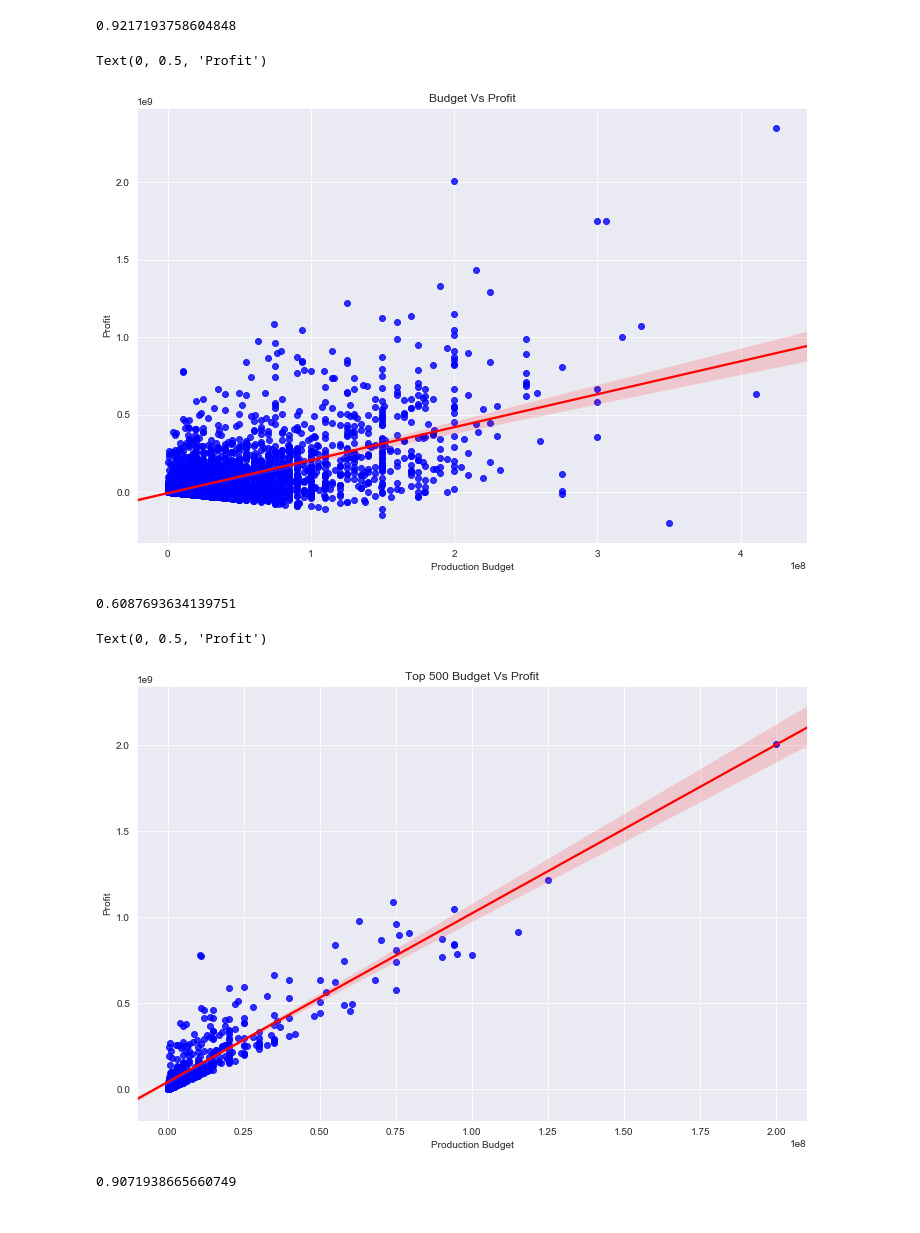
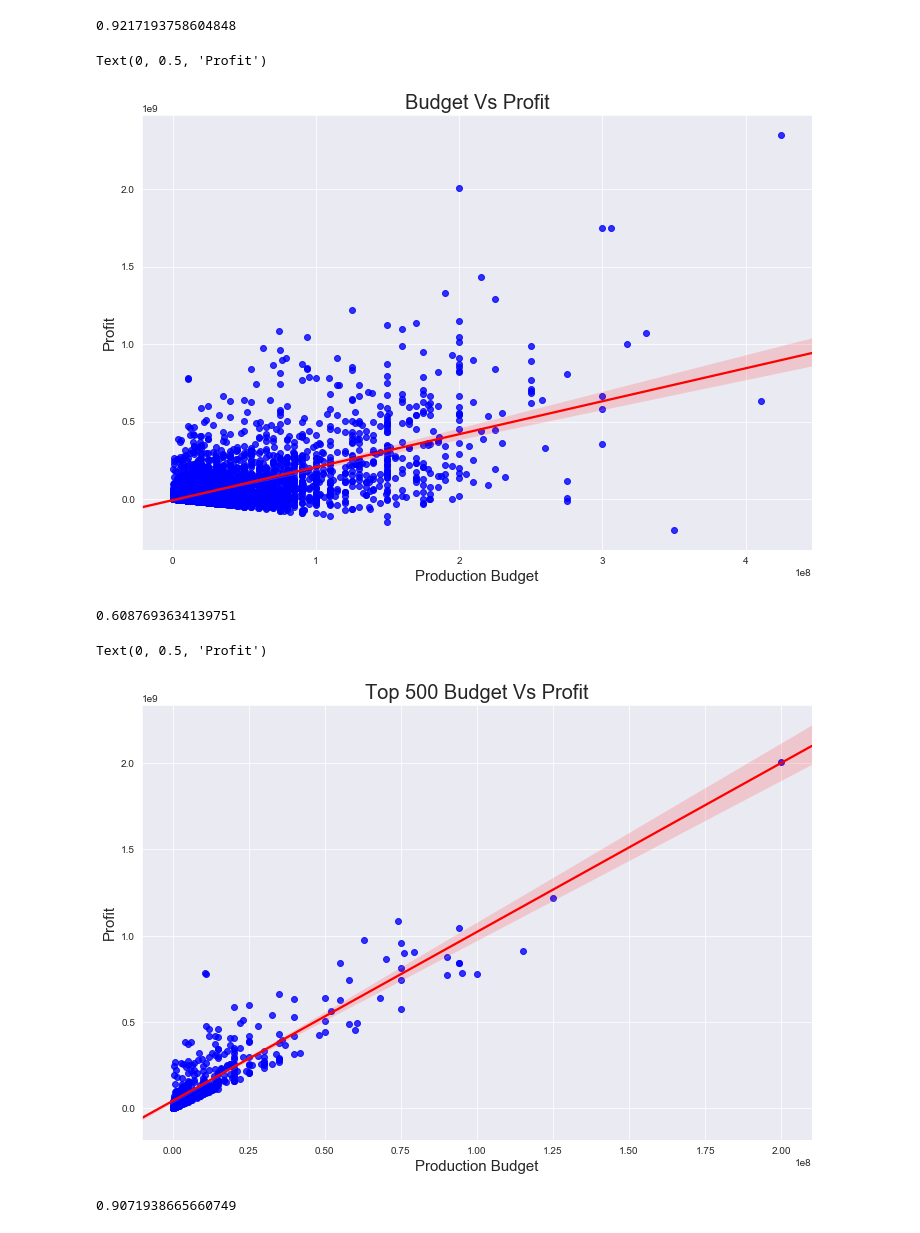
Before and after one commit to joshblumer/dsc-mod-1-project-v2-1-online-ds-sp-000, a Jupyter notebook: student.ipynb, the cells around one changed output. Drawn from its saved outputs; the diff is of its cells as text; code cells hidden in the pictures.

```diff
--- a/student.ipynb
+++ b/student.ipynb
@@ -333,15 +337,15 @@ newdf['production_budget'].corr(newdf['worldwide_gross'])
 # %%
 # Plot regression between production budget and profit for whole data set
 
 f, ax = plt.subplots(figsize=(12,8))
 sns.set_style('darkgrid')
 sns.regplot(x = 'production_budget', y = 'profit_difference', data = df2, scatter_kws = {'color': 'b'}, line_kws = {'color':'red'})
-plt.title('Budget Vs Profit')
-plt.xlabel('Production Budget')
-plt.ylabel('Profit')
+plt.title('Budget Vs Profit', fontsize = 20)
+plt.xlabel('Production Budget', fontsize = 15)
+plt.ylabel('Profit', fontsize = 15)
 # %% [output]
 Text(0, 0.5, 'Profit')
-[figure, old version]
+[figure, new version]
 # %%
 # Check correlation of production budget and profit for whole data set
 
@@ -354,12 +358,12 @@ df2['production_budget'].corr(df2['profit_difference'])
 f, ax = plt.subplots(figsize=(12,8))
 sns.set_style('darkgrid')
 sns.regplot(x = 'production_budget', y = 'profit_difference', data = newdf, scatter_kws = {'color': 'b'}, line_kws = {'color':'red'})
-plt.title('Top 500 Budget Vs Profit')
-plt.xlabel('Production Budget')
-plt.ylabel('Profit')
+plt.title('Top 500 Budget Vs Profit', fontsize = 20)
+plt.xlabel('Production Budget', fontsize = 15)
+plt.ylabel('Profit', fontsize = 15)
 # %% [output]
 Text(0, 0.5, 'Profit')
-[figure, old version]
+[figure, new version]
 # %%
 # Check correlation between production budget and profit for top 500 most profitable films
 
```
Also changed, not shown: parts of 20 cells of this notebook.
